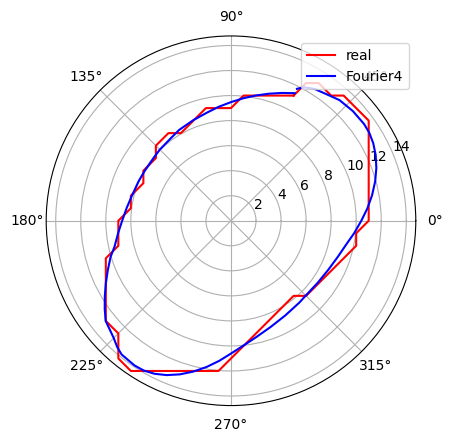
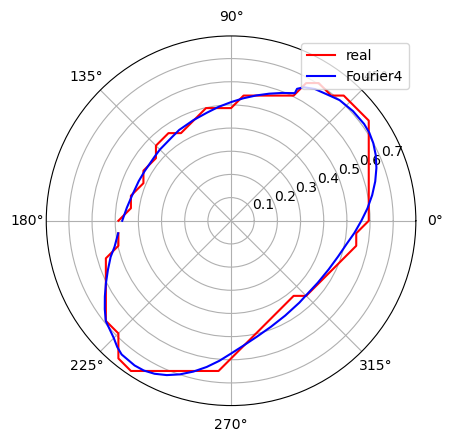
Code edit (unified diff) that turned the first committed figure into the second:
--- before
+++ after
@@ -1,4 +1,4 @@
-N = len(ds)
-Y = np.fft.fft(ds)/N
+N = len(r_normalized)
+Y = np.fft.fft(r_normalized)/N
 #Y = np.concatenate((Y[:(N+1)//2], np.zeros(N), Y[(N+1)//2:])) #https://stackoverflow.com/questions/51182265/modeling-a-fourier-series-from-discrete-fourier-transform-for-extrapolation
 Re = np.real(Y)
@@ -26,5 +26,5 @@
 print('Reconstruction:')
 fig, ax = plt.subplots(subplot_kw={'projection': 'polar'}) 
-red_curve, = ax.plot(phis, ds, 'r', label="real")
+red_curve, = ax.plot(phis, r_normalized, 'r', label="real")
 blue_curve, = ax.plot(phis, rho, 'b', label="Fourier4") 
 # Adding legend

Commit: different parameters for each standard deviation